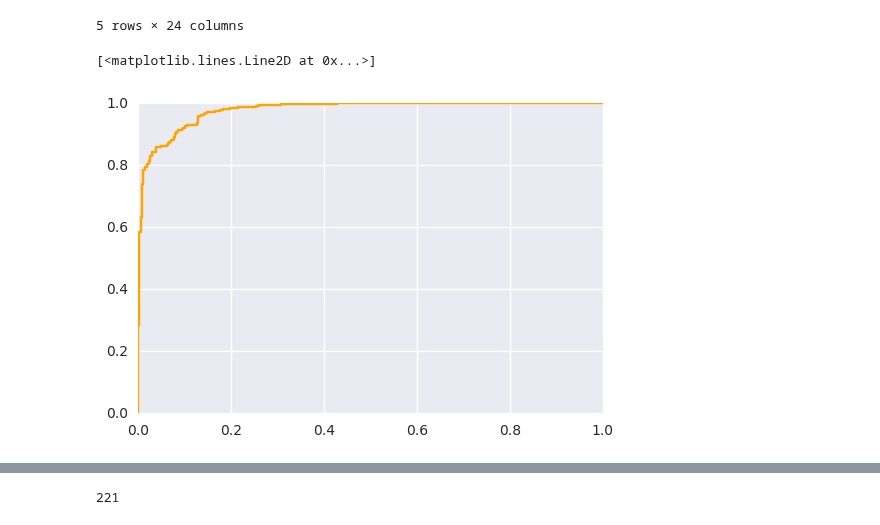
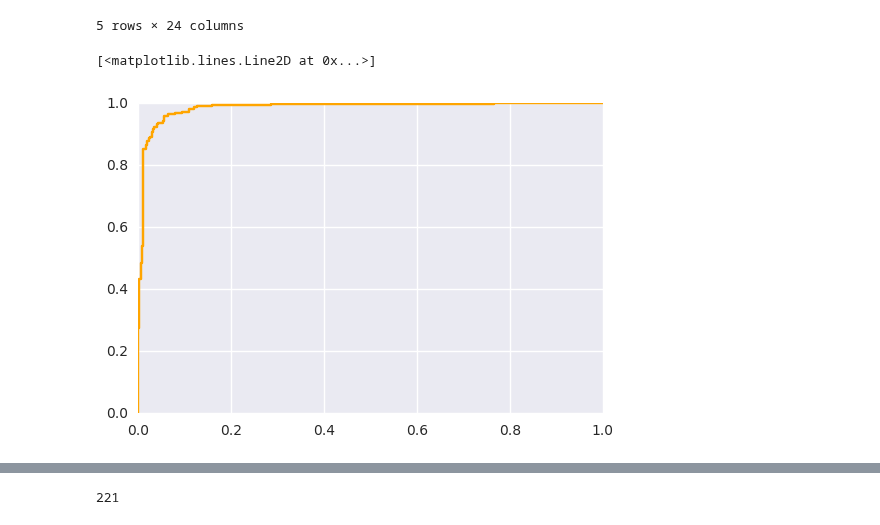
Before and after one commit to samesense/pathopredictor, a Jupyter notebook: notebooks/pure-domains-regression.ipynb, the cells around one changed output, grey strips where cells are left out. Saved outputs shown, nothing was run; the diff lists cells and outputs as text; code cells hidden in the pictures.

Commit message:
poly classifier does better than simple regression

```diff
--- a/notebooks/pure-domains-regression.ipynb
+++ b/notebooks/pure-domains-regression.ipynb
@@ -103,30 +103,31 @@ See the caveats in the documentation: http://pandas.pydata.org/pandas-docs/stabl
 5 rows × 24 columns
 # %%
 regr = linear_model.LinearRegression(normalize=True, fit_intercept=True)
+poly = PolynomialFeatures(degree=3, interaction_only=False, include_bias=False)
 # %%
 # decision tree
 # only use domains w/ more than one variant
 all_preds = []
 all_truth = []
 cols = ['mpc', 'size_t', 'path_na_t', 'path_frac_t']
 genes = set(df_x['gene'].values)
 for gene in genes:
     df_train = df_x[df_x.gene!=gene]
     df_test = df_x[df_x.gene==gene]
-    X, y = df_train[cols], df_train['y']
+    X, y = poly.fit_transform(df_train[cols]), df_train['y']
     regr.fit(X, y)
-    X_test, y_test = df_test[cols], df_test['y']
+    X_test, y_test = poly.fit_transform(df_test[cols]), df_test['y']
     preds = regr.predict(X_test)
     tot, good = 0,0
     for pred, truth in zip(preds, y_test):
         all_preds.append(pred)
         all_truth.append(truth)
         tot += 1
 fpr_tree, tpr_tree, _ = metrics.roc_curve(all_truth, all_preds, pos_label=1)
 plt.plot(fpr_tree, tpr_tree, label='tree', color='orange')
 # %% [output]
 [<matplotlib.lines.Line2D at 0x...>]
-[figure, old version]
+[figure, new version]
 # %%
 HTML('<iframe src=./mtr_tree.CDKL5.pdf width=1000 height=500></iframe>')
 # %% [output]
```
Also changed, not shown: 3 other files.
